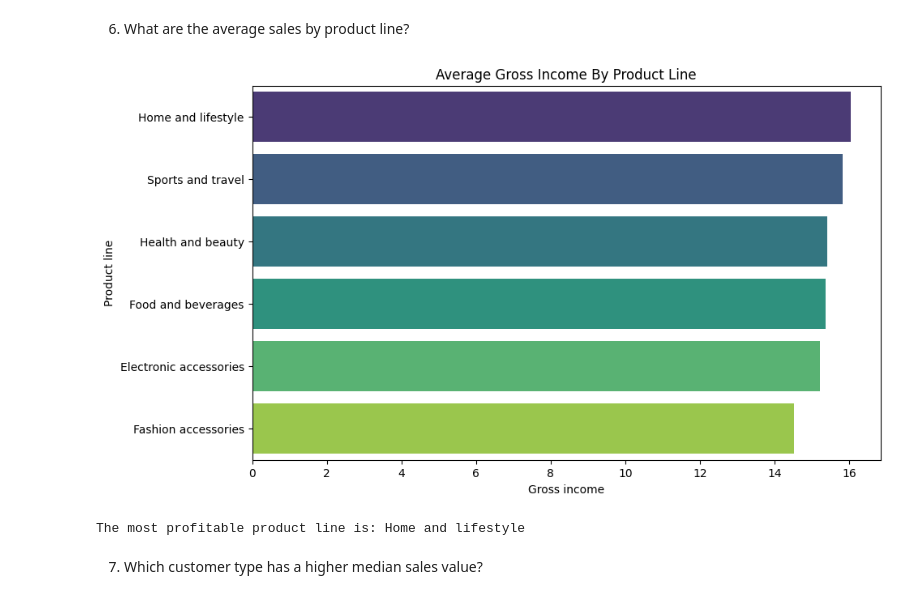
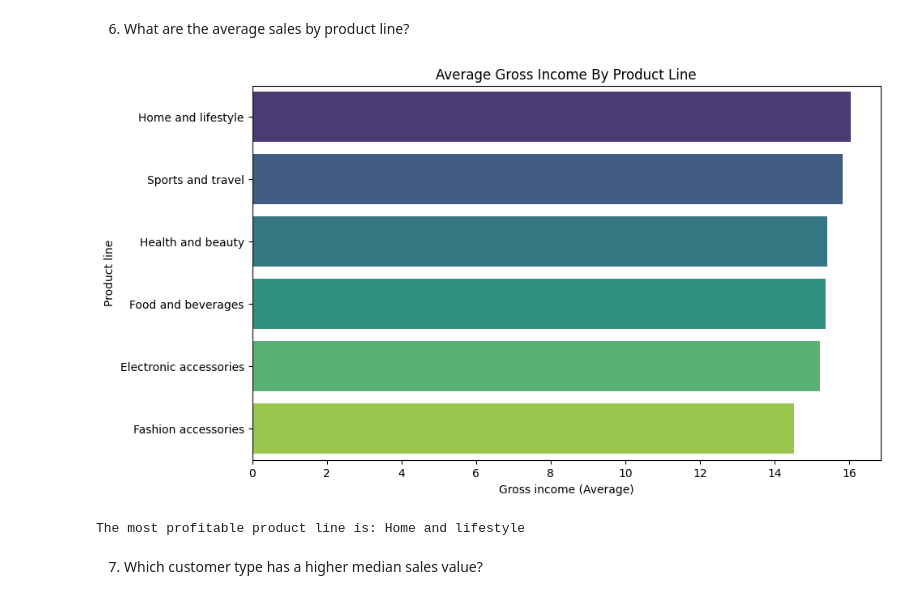
Before and after one commit to ItanasMin/Bit-Data-Analysis, a Jupyter notebook: statistics/labs/descriptive_statistics_tasks.ipynb, the cells around one changed output. Cells and saved outputs as stored; diff of their text form; code cells hidden in the pictures.

```diff
--- a/statistics/labs/descriptive_statistics_tasks.ipynb
+++ b/statistics/labs/descriptive_statistics_tasks.ipynb
@@ -156,26 +146,26 @@ The most used payment method is: Ewallet
 # %%
 product_sales = df.groupby('Product line')['gross income'].mean().reset_index()
 product_sales = product_sales.sort_values('gross income', ascending=False)
 
 plt.figure(figsize=(10,6))
 sns.barplot(
     data = product_sales,
     y = 'Product line',
     x = 'gross income',
     hue = 'Product line',
     palette= 'viridis',
     legend = False
 )
 plt.title('Average Gross Income By Product Line')
 plt.ylabel('Product line')
-plt.xlabel('Gross income')
+plt.xlabel('Gross income (Average)')
 
 plt.show()
 
 top_product_line = product_sales.iloc[0]
 print(f"The most profitable product line is: {top_product_line['Product line']}")
 # %% [output]
-[figure, old version]
+[figure, new version]
 The most profitable product line is: Home and lifestyle
 # %% [markdown]
 7. Which customer type has a higher median sales value?
```
Also changed, not shown: parts of 2 cells of this notebook.
